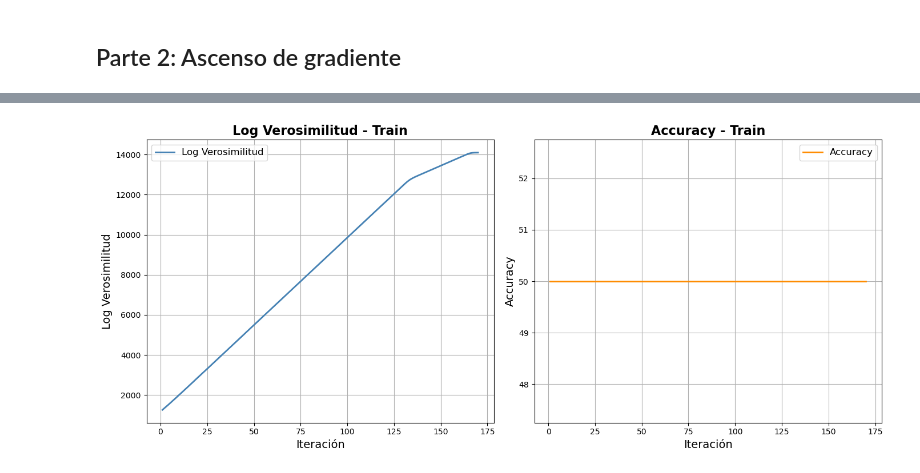
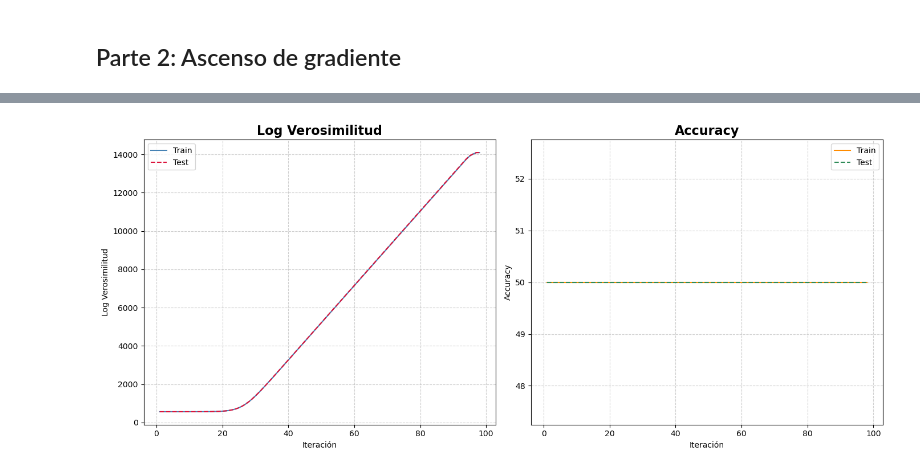
Before and after one commit to seremare9/TP2metodos, a Jupyter notebook: gd.ipynb, the cells around one changed output, grey strips where cells are left out. Cells and saved outputs as stored; diff of their text form; code cells hidden in the pictures.

Commit message:
avances (ponele) grad asc

```diff
--- a/gd.ipynb
+++ b/gd.ipynb
@@ -567,9 +563,8 @@ def grad_asc(w, b, i_train, i_test, d_train, d_test, alpha):
         valores_logv_train.append(funcion_objetivo_asc(w, b, i_train, d_train))
         valores_logv_test.append(funcion_objetivo_asc(w, b, i_test, d_test))
 
-        # Calcular accuracy sobre test (podés hacer también sobre train si querés)
-        acc_train = accuracy_desc(i_train, d_train, w, b)
-        acc_test = accuracy_desc(i_test, d_test, w, b)
+        acc_train = accuracy_asc(i_train, d_train, w, b)
+        acc_test = accuracy_asc(i_test, d_test, w, b)
         accuracy_train.append(acc_train)
         accuracy_test.append(acc_test)
 
@@ -590,9 +585,12 @@ def grad_asc(w, b, i_train, i_test, d_train, d_test, alpha):
         w = w_sig
         b = b_sig
         iter += 1
+    print(f"Iter {iter} - LogVeros: {valores_logv_train[-1]:.4f} - Accuracy: {accuracy_train[-1]:.2f}")
+    print("||grad_w||:", np.linalg.norm(gradiente_w))
+
 
     return w_sig, b_sig, valores_logv_train, valores_logv_test, accuracy_train, accuracy_test
 # %%
-w = np.random.uniform(-1, 1, (i_train.shape[1], 1)) * 0.01
-b = np.random.uniform(-1, 1) * 0.01
+w = np.random.uniform(-1, 1, (i_train.shape[1], 1)) * 0.1
+b = np.random.uniform(-1, 1) * 0.1
 # %%
@@ -640,52 +624,28 @@ Etiqueta 1.0: 408 ejemplos
 # %%
-# sns.set_style("whitegrid")
-# fig, axes = plt.subplots(1, 2, figsize=(14, 6))
-
-# # Error cuadrático
-# sns.lineplot(x=np.arange(1, len(valores_logv_train)+1), y=valores_logv_train, ax=axes[0], color='steelblue', linewidth=2, label='Log Verosimilitud')
-# axes[0].set_title('Log Verosimilitud - Train', fontsize=16, weight='bold')
-# axes[0].set_xlabel('Iteración', fontsize=14)
-# axes[0].set_ylabel('Log Verosimilitud', fontsize=14)
-# axes[0].legend(fontsize=12)
-
-# # Accuracy
-# sns.lineplot(x=np.arange(1, len(accuracy_train_asc)+1), y=accuracy_train_asc, ax=axes[1], color='darkorange', linewidth=2, label='Accuracy')
-# axes[1].set_title('Accuracy - Train', fontsize=16, weight='bold')
-# axes[1].set_xlabel('Iteración', fontsize=14)
-# axes[1].set_ylabel('Accuracy', fontsize=14)
-# axes[1].legend(fontsize=12)
-
-# plt.tight_layout()
-# plt.show()
-
-import matplotlib.pyplot as plt
-import numpy as np
-
-# Suponiendo que ya tenés:
-# valores_logv_train → lista de log-verosimilitud por iteración
-# accuracy_train_asc → lista de accuracy por iteración
-
 fig, axes = plt.subplots(1, 2, figsize=(14, 6))
 
-# Gráfico de Log Verosimilitud
-axes[0].plot(np.arange(1, len(valores_logv_train)+1), valores_logv_train,
-             color='steelblue', linewidth=2, label='Log Verosimilitud')
-axes[0].set_title('Log Verosimilitud - Train', fontsize=16, weight='bold')
-axes[0].set_xlabel('Iteración', fontsize=14)
-axes[0].set_ylabel('Log Verosimilitud', fontsize=14)
-axes[0].legend(fontsize=12)
-axes[0].grid(True)
+iter_train_asc = np.arange(1, len(valores_logv_train) + 1)
+iter_test_asc = np.arange(1, len(valores_logv_test) + 1)
 
-# Gráfico de Accuracy
-axes[1].plot(np.arange(1, len(accuracy_train_asc)+1), accuracy_train_asc,
-             color='darkorange', linewidth=2, label='Accuracy')
-axes[1].set_title('Accuracy - Train', fontsize=16, weight='bold')
-axes[1].set_xlabel('Iteración', fontsize=14)
-axes[1].set_ylabel('Accuracy', fontsize=14)
-axes[1].legend(fontsize=12)
-axes[1].grid(True)
+# --- Error cuadrático normalizado ---
+axes[0].plot(iter_train_asc, valores_logv_train, label='Train', color='steelblue')
+axes[0].plot(iter_train_asc, valores_logv_test, label='Test', color='crimson', linestyle='--')
+axes[0].set_title('Log Verosimilitud', fontsize=16, fontweight='bold')
+axes[0].set_xlabel('Iteración')
+axes[0].set_ylabel('Log Verosimilitud')
+axes[0].legend()
+axes[0].grid(True, linestyle='--', alpha=0.6)
+
+# --- Accuracy normalizado ---
+axes[1].plot(iter_train_asc, accuracy_train_asc, label='Train', color='darkorange')
+axes[1].plot(iter_test_asc, accuracy_test_asc, label='Test', color='seagreen', linestyle='--')
+axes[1].set_title('Accuracy', fontsize=16, fontweight='bold')
+axes[1].set_xlabel('Iteración')
+axes[1].set_ylabel('Accuracy')
+axes[1].legend()
+axes[1].grid(True, linestyle='--', alpha=0.6)
 
 plt.tight_layout()
 plt.show()
 # %% [output]
-[figure, old version]
+[figure, new version]
```
Also changed, not shown: parts of 7 cells of this notebook.
